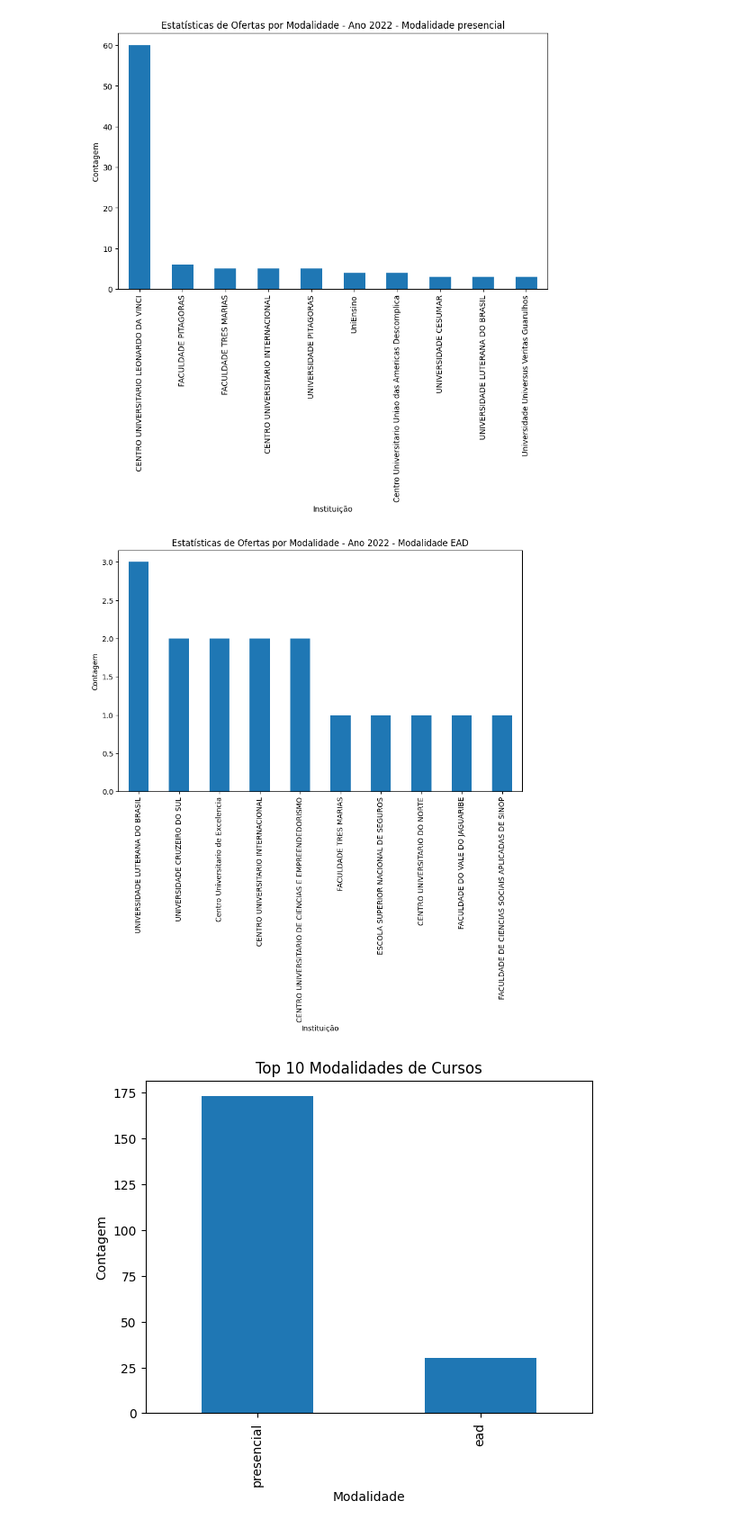
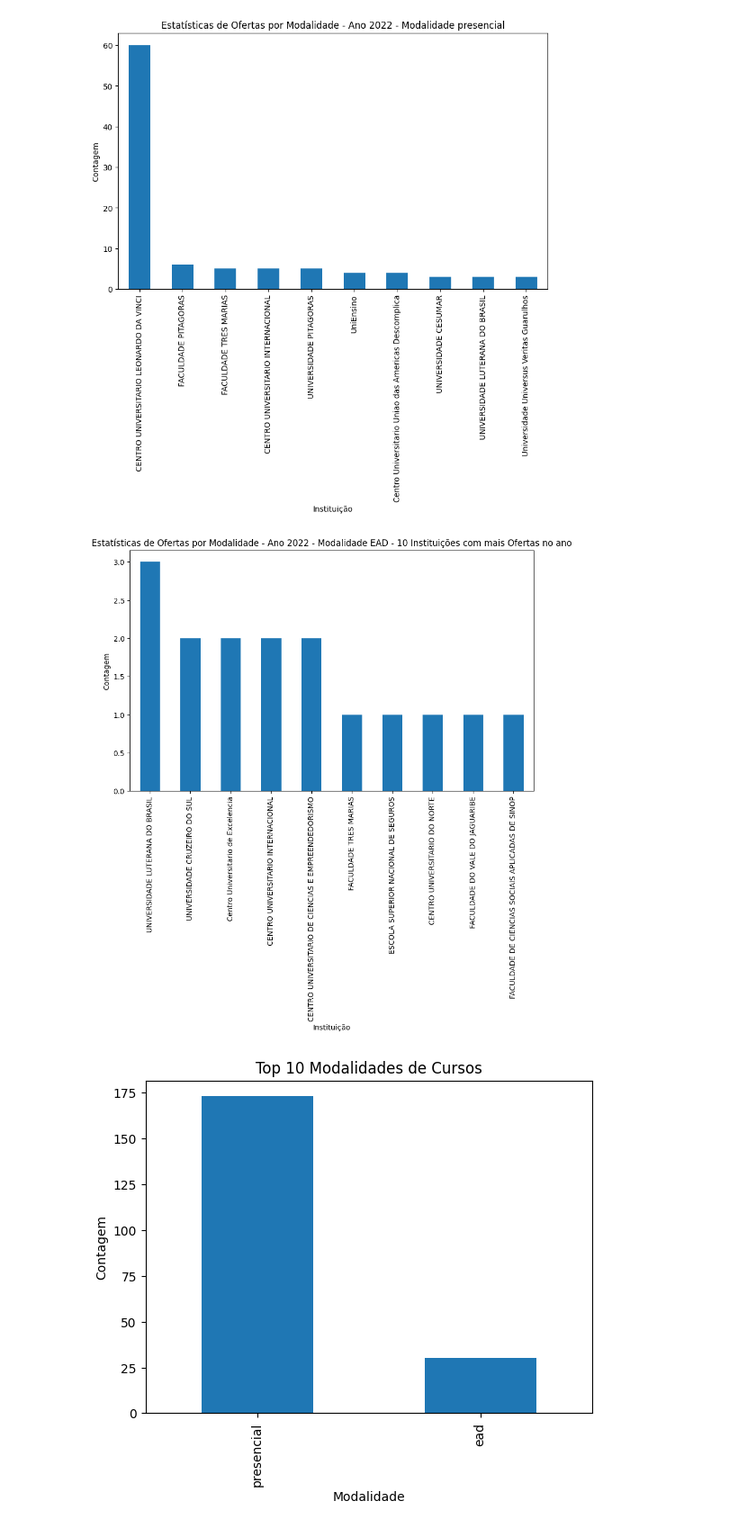
Before and after one commit to leticiaholsback/Projeto_Tec_de_Programacao__ADAtech, a Jupyter notebook: AdaTech_Dados_Projeto.ipynb, the cells around one changed output. Shown at 90% size. Saved outputs shown, nothing was run; the diff lists cells and outputs as text; code cells hidden in the pictures.

Commit message:
novos plots

```diff
--- a/AdaTech_Dados_Projeto.ipynb
+++ b/AdaTech_Dados_Projeto.ipynb
@@ -535,28 +617,27 @@ estatisticas_ofertas_por_modalidade(ofertas, 2022, 'presencial')
 # %%
 
 # Filtrando ofertas EAD
 def estatisticas_ofertas_por_modalidade(ofertas, ano, modalidade):
     ofertas_filtradas = [oferta for oferta in ofertas if oferta['ano'] == ano and oferta['modalidade'] == modalidade]
 
     contagem_por_instituicao = {}
     for oferta in ofertas_filtradas:
         instituicao = oferta['instituicao']
         contagem_por_instituicao[instituicao] = contagem_por_instituicao.get(instituicao, 0) + 1
 
     dados = pd.DataFrame.from_dict(contagem_por_instituicao, orient='index', columns=['Contagem'])
 
     top_10_instituicoes = dados.nlargest(10, 'Contagem')
 
     top_10_instituicoes.plot(kind='bar', figsize=(10, 6), legend=False)
-    plt.title(f'Estatísticas de Ofertas por Modalidade - Ano {ano} - Modalidade {modalidade.upper()}')
+    plt.title(f'Estatísticas de Ofertas por Modalidade - Ano {ano} - Modalidade {modalidade.upper()} - 10 Instituições com mais Ofertas no ano')
     plt.xlabel('Instituição')
     plt.ylabel('Contagem')
     plt.show()
 
-# Exemplo de uso
 estatisticas_ofertas_por_modalidade(ofertas, 2022, 'ead')
 # %% [output]
-[figure, old version]
+[figure, new version]
 # %%
 df = pd.DataFrame(ofertas)
 
```
Also changed, not shown: parts of 8 cells of this notebook.
